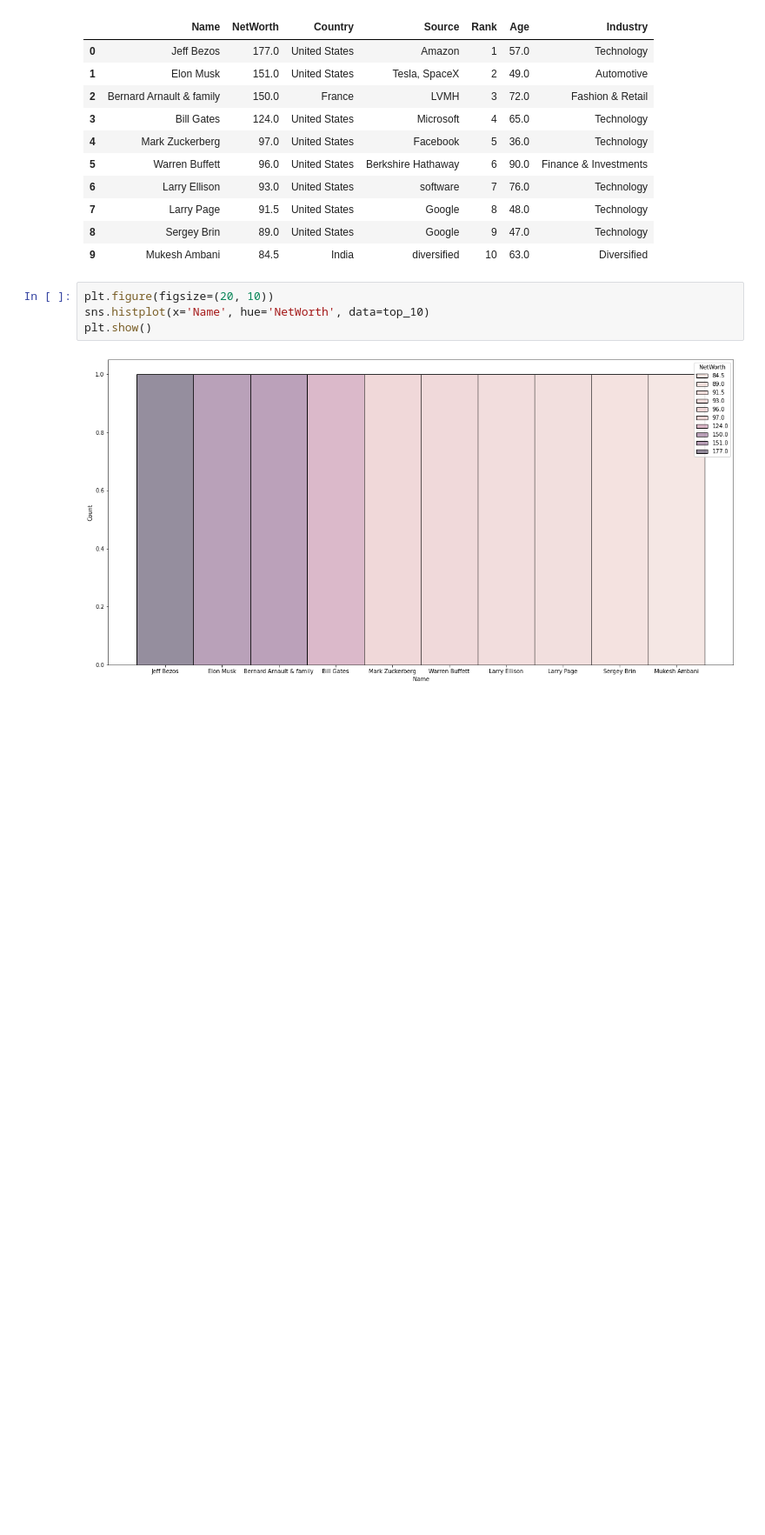
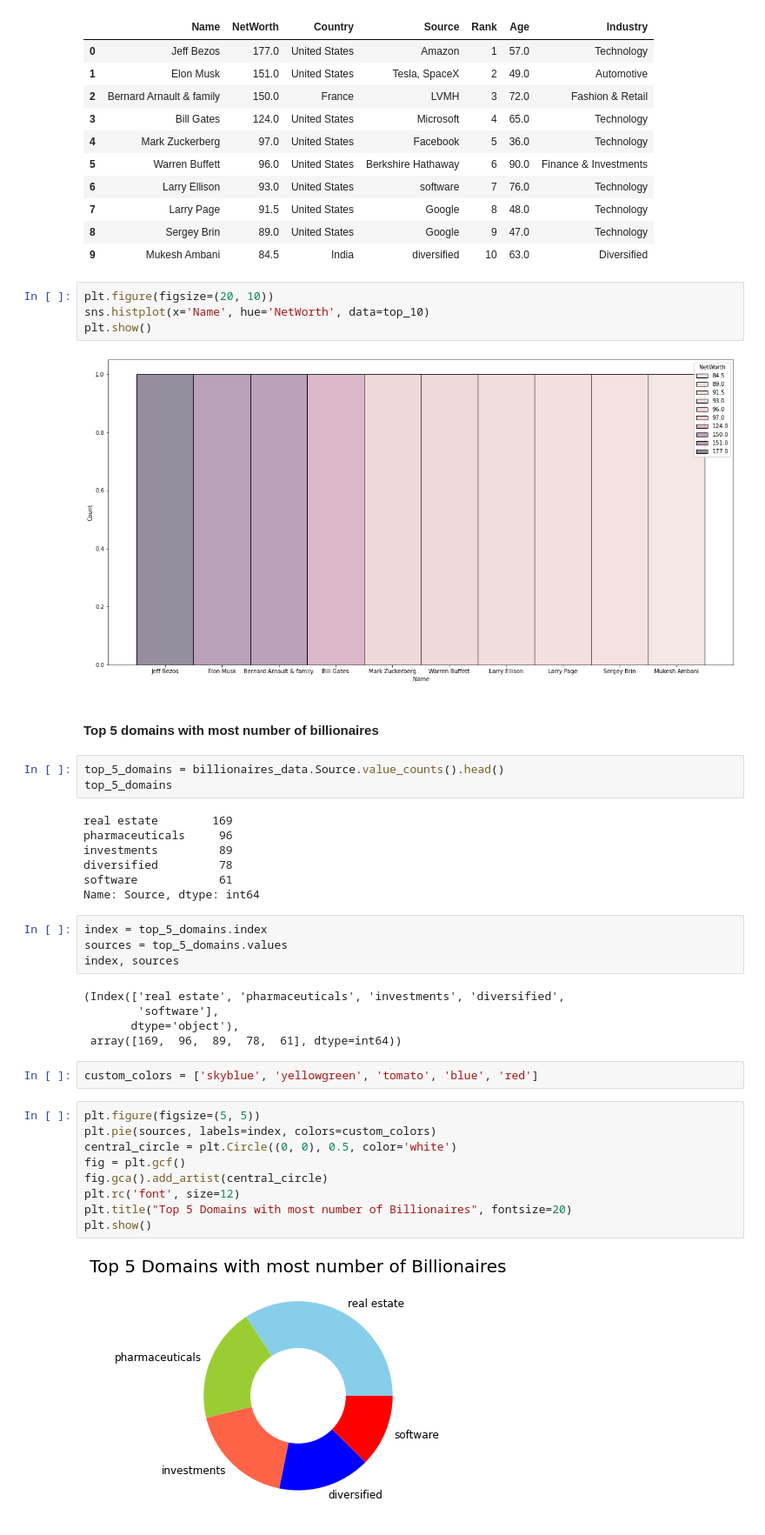
Before and after one commit to ram-polisetti/DataScience, a Jupyter notebook: WorldWideBillionairesAnalysis/WorldWideBillionairesAnalysis.ipynb, the cells around one changed output. Shown: that part at 87% size. Drawn from its saved outputs; the diff is of its cells as text; blank space fills up the shorter version.

Commit message:
plot top 5 domains with most number of billionaires

```diff
--- a/WorldWideBillionairesAnalysis/WorldWideBillionairesAnalysis.ipynb
+++ b/WorldWideBillionairesAnalysis/WorldWideBillionairesAnalysis.ipynb
@@ -100,3 +100,37 @@ sns.histplot(x='Name', hue='NetWorth', data=top_10)
 plt.show()
 # %% [output]
 [figure]
+# %% [markdown]
+#### Top 5 domains with most number of billionaires
+# %%
+top_5_domains = billionaires_data.Source.value_counts().head()
+top_5_domains
+# %% [output]
+real estate        169
+pharmaceuticals     96
+investments         89
+diversified         78
+software            61
+Name: Source, dtype: int64
+# %%
+index = top_5_domains.index
+sources = top_5_domains.values
+index, sources
+# %% [output]
+(Index(['real estate', 'pharmaceuticals', 'investments', 'diversified',
+        'software'],
+       dtype='object'),
+ array([169,  96,  89,  78,  61], dtype=int64))
+# %%
+custom_colors = ['skyblue', 'yellowgreen', 'tomato', 'blue', 'red']
+# %%
+plt.figure(figsize=(5, 5))
+plt.pie(sources, labels=index, colors=custom_colors)
+central_circle = plt.Circle((0, 0), 0.5, color='white')
+fig = plt.gcf()
+fig.gca().add_artist(central_circle)
+plt.rc('font', size=12)
+plt.title("Top 5 Domains with most number of Billionaires", fontsize=20)
+plt.show()
+# %% [output]
+[figure, added]
```
